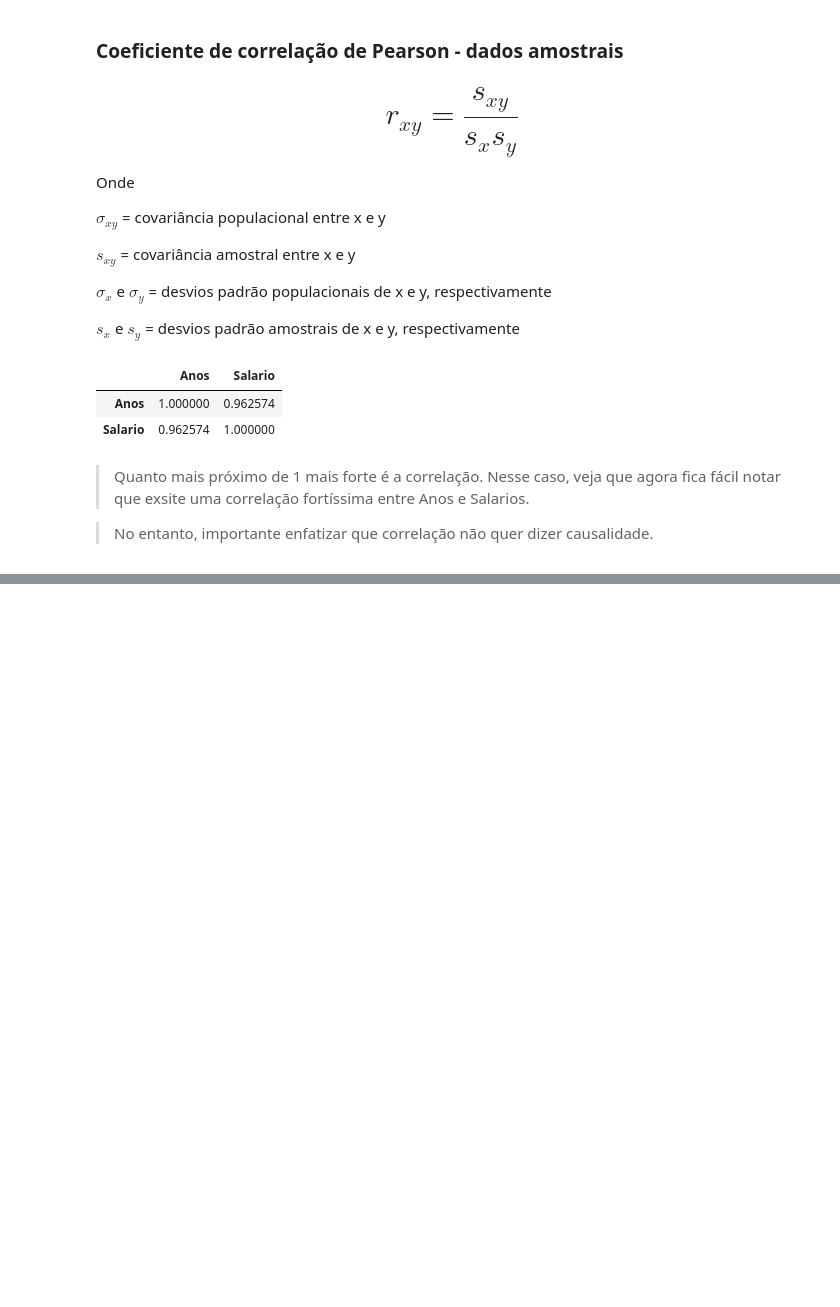
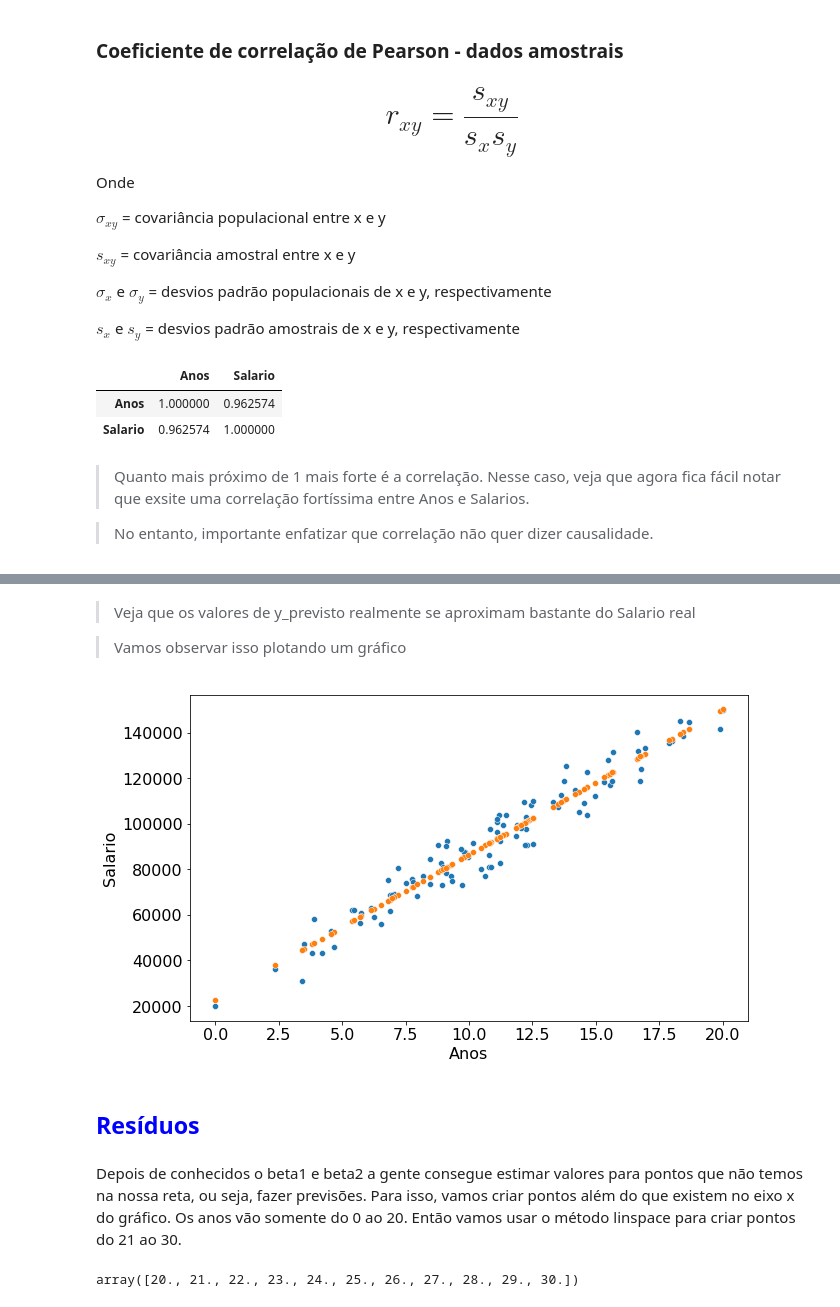
Before and after one commit to KPxto/bootcamp-alura, a Jupyter notebook: modulo_03/estatistica/Covariancia e Correlação.ipynb, the cells around one changed output, grey strips where cells are left out. Cells and saved outputs as stored; diff of their text form; code cells hidden in the pictures; blank space fills up the shorter version.

```diff
--- a/modulo_03/estatistica/Covariancia e Correlação.ipynb
+++ b/modulo_03/estatistica/Covariancia e Correlação.ipynb
@@ -121,0 +128,2 @@ amostra.corr()
+# %%
+x = sm.add_constant(salarial['Anos'])
@@ -121,0 +139,5 @@ amostra.corr()
+# %%
+y = salarial['Salario']
+# %%
+#fazendo o ajuste da reta
+resultado_regressao = sm.OLS(y, x).fit()
@@ -121,0 +167,4 @@ amostra.corr()
+# %%
+# usaremos o .predict() para calcularmos previsões
+# vamos fazer esse cálculo e criar uma nova coluna para isso
+salarial['y_previsto'] = resultado_regressao.predict()
@@ -121,0 +180,16 @@ amostra.corr()
+# %% [markdown]
+>Veja que os valores de y_previsto realmente se aproximam bastante do Salario real
+
+>Vamos observar isso plotando um gráfico
+# %%
+# base de dados original
+sns.scatterplot(x='Anos', y='Salario', data=salarial)
+
+# reta prevista
+sns.scatterplot(x='Anos', y='y_previsto', data=salarial);
+# %% [output]
+[figure, added]
+# %% [markdown]
+## <font color=blue>  Resíduos </font>
+# %% [markdown]
+Depois de conhecidos o beta1 e beta2 a gente consegue estimar valores para pontos que não temos na nossa reta, ou seja, fazer previsões. Para isso, vamos criar pontos além do que existem no eixo x do gráfico. Os anos vão somente do 0 ao 20. Então vamos usar o método linspace para criar pontos do 21 ao 30.
@@ -121,0 +198,4 @@ amostra.corr()
+# %%
+Xnovo
+# %% [output]
+array([20., 21., 22., 23., 24., 25., 26., 27., 28., 29., 30.])
```
Also changed, not shown: parts of 27 cells of this notebook, 2 other files.
